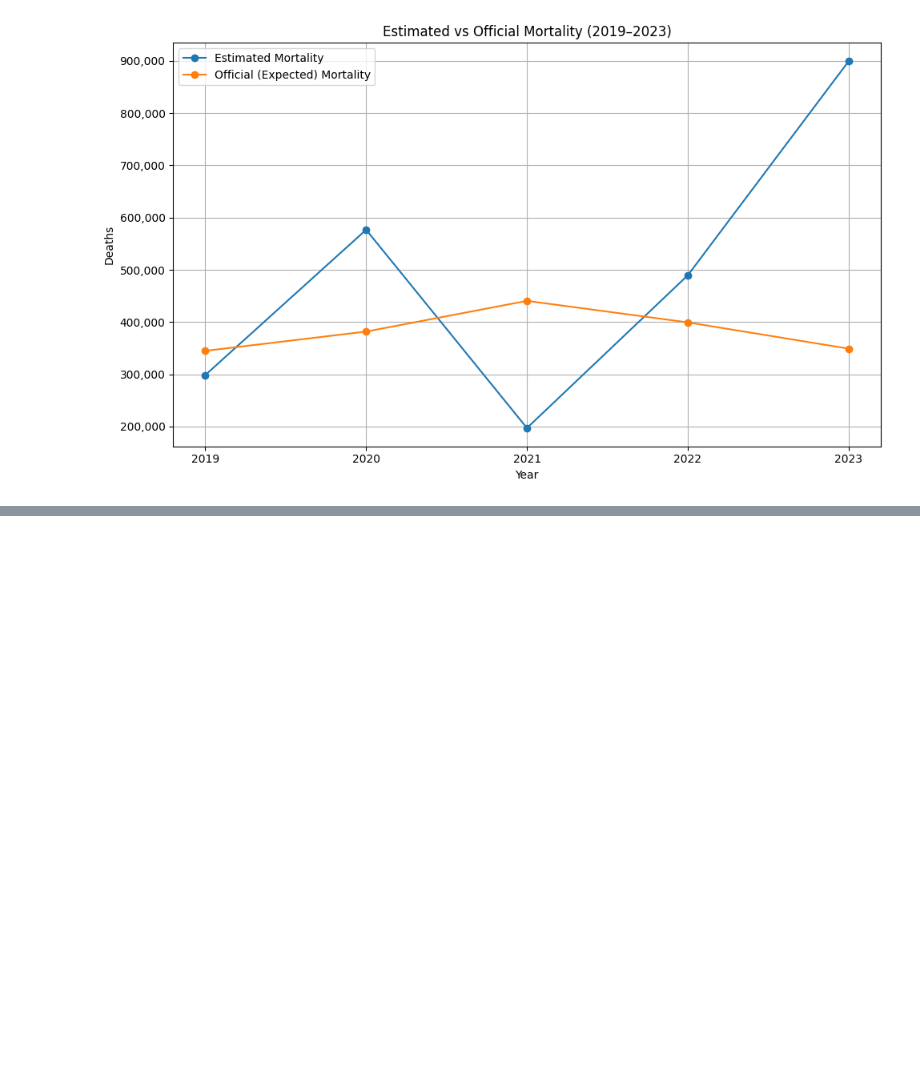
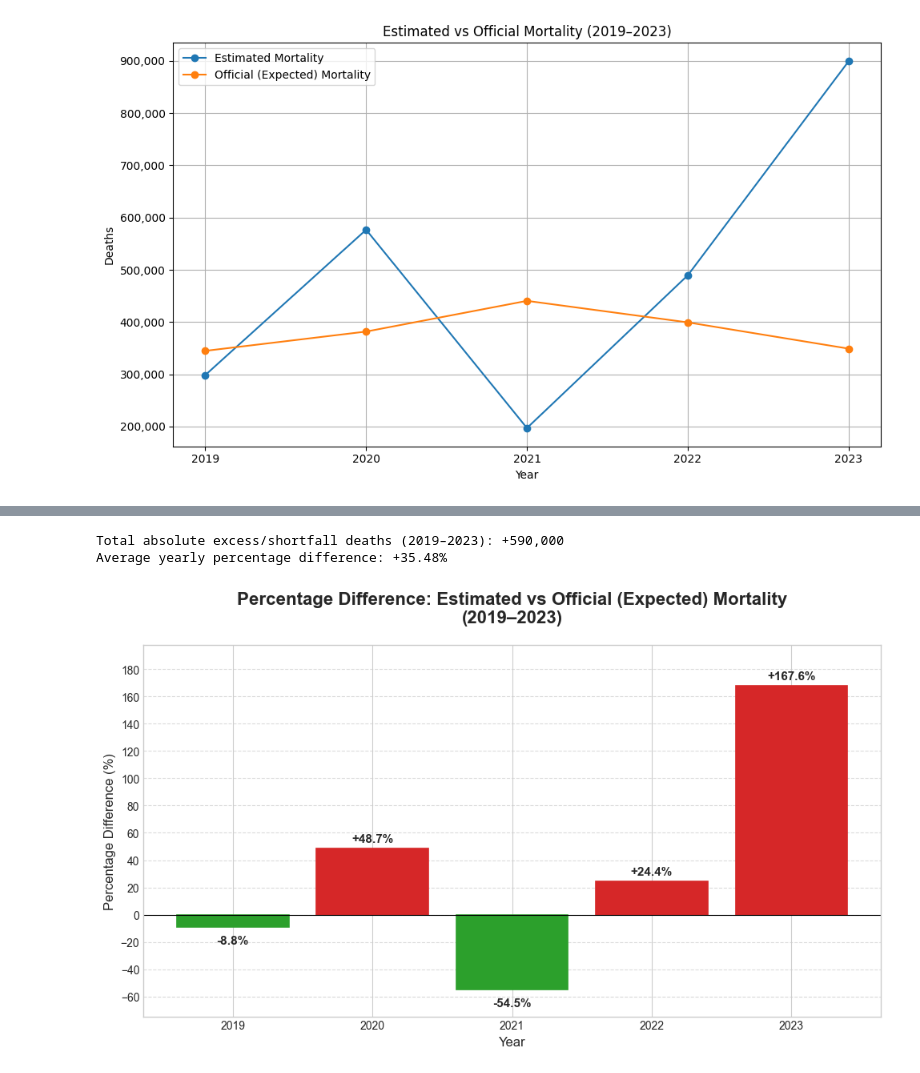
Before and after one commit to matias258/Mortalidad_Arg, a Jupyter notebook: calculo_mortalidad/mortality_calculation.ipynb, the cells around one changed output, grey strips where cells are left out. Cells and saved outputs as stored; diff of their text form; code cells hidden in the pictures; blank space fills up the shorter version.

```diff
--- a/calculo_mortalidad/mortality_calculation.ipynb
+++ b/calculo_mortalidad/mortality_calculation.ipynb
@@ -346,0 +381,50 @@ plt.show()
+# %%
+total_excess = df['Absolute_Difference'].sum()
+total_percent_avg = df['Percent_Difference (%)'].mean()
+
+print(f"Total absolute excess/shortfall deaths (2019–2023): {total_excess:+,}")
+print(f"Average yearly percentage difference: {total_percent_avg:+.2f}%")
+# %% [output]
+Total absolute excess/shortfall deaths (2019–2023): +590,000
+Average yearly percentage difference: +35.48%
+# %%
+import matplotlib.pyplot as plt
+import numpy as np
+
+years = [2019, 2020, 2021, 2022, 2023]
+estimated   = [310000, 580000, 200000, 510000, 910000]
+official    = [340000, 390000, 440000, 410000, 340000]
+
+percent_diff = [(e - o) / o * 100 for e, o in zip(estimated, official)]
+
+plt.figure(figsize=(10, 6))
+bars = plt.bar(years, percent_diff, color='#1f77b4', edgecolor='black', linewidth=1.2)
+
+colors = ['#d62728' if x > 0 else '#2ca02c' for x in percent_diff]
+for bar, col in zip(bars, colors):
+    bar.set_color(col)
+
+for i, (bar, val) in enumerate(zip(bars, percent_diff)):
+    plt.text(bar.get_x() + bar.get_width()/2, bar.get_height() + (3 if val >= 0 else -6),
+             f'{val:+.1f}%',
+             ha='center', va='bottom' if val >= 0 else 'top',
+             fontweight='bold', fontsize=11)
+
+plt.axhline(0, color='black', linewidth=0.8)
+
+plt.title('Percentage Difference: Estimated vs Official (Expected) Mortality\n(2019–2023)',
+          fontsize=16, fontweight='bold', pad=20)
+plt.ylabel('Percentage Difference (%)', fontsize=12)
+plt.xlabel('Year', fontsize=12)
+
+plt.ylim(min(percent_diff)-20, max(percent_diff)+30)
+plt.yticks(np.arange(-60, 181, 20))
+
+plt.grid(axis='y', linestyle='--', alpha=0.7)
+
+plt.style.use('seaborn-v0_8-whitegrid')
+
+plt.tight_layout()
+plt.show()
+# %% [output]
+[figure, added]
```
Also changed, not shown: parts of 5 cells of this notebook.
